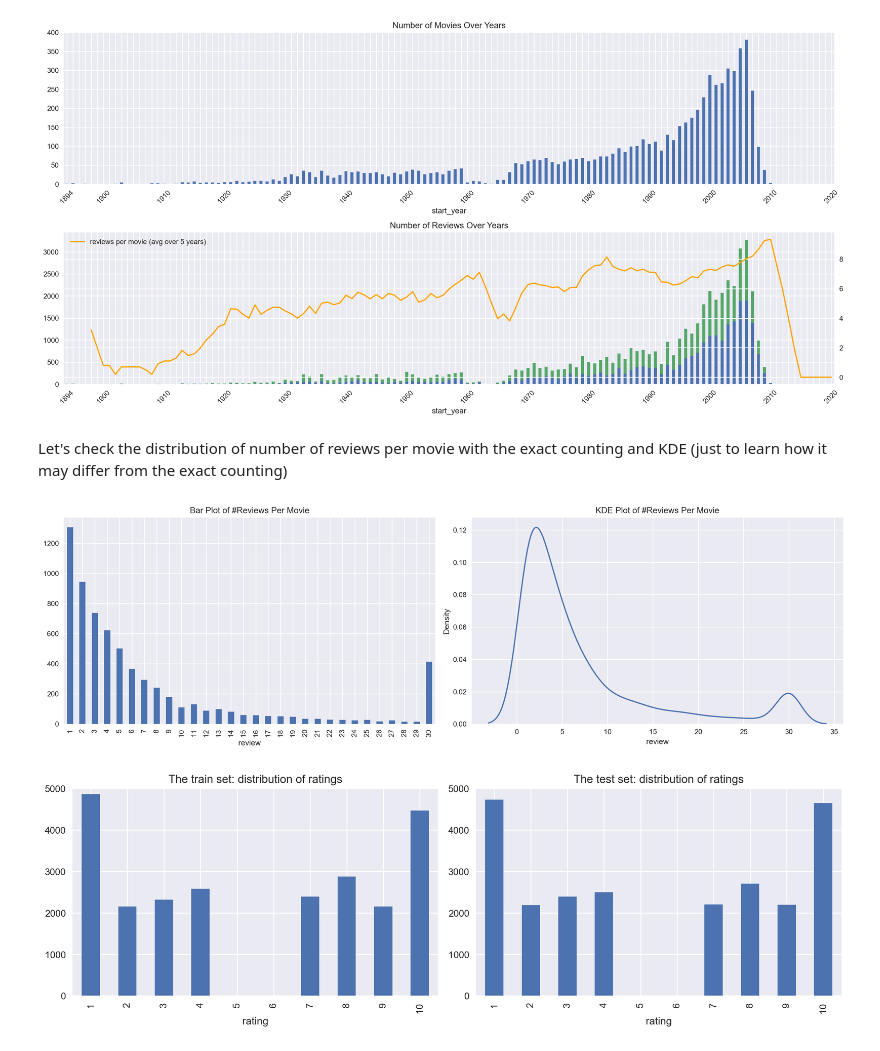
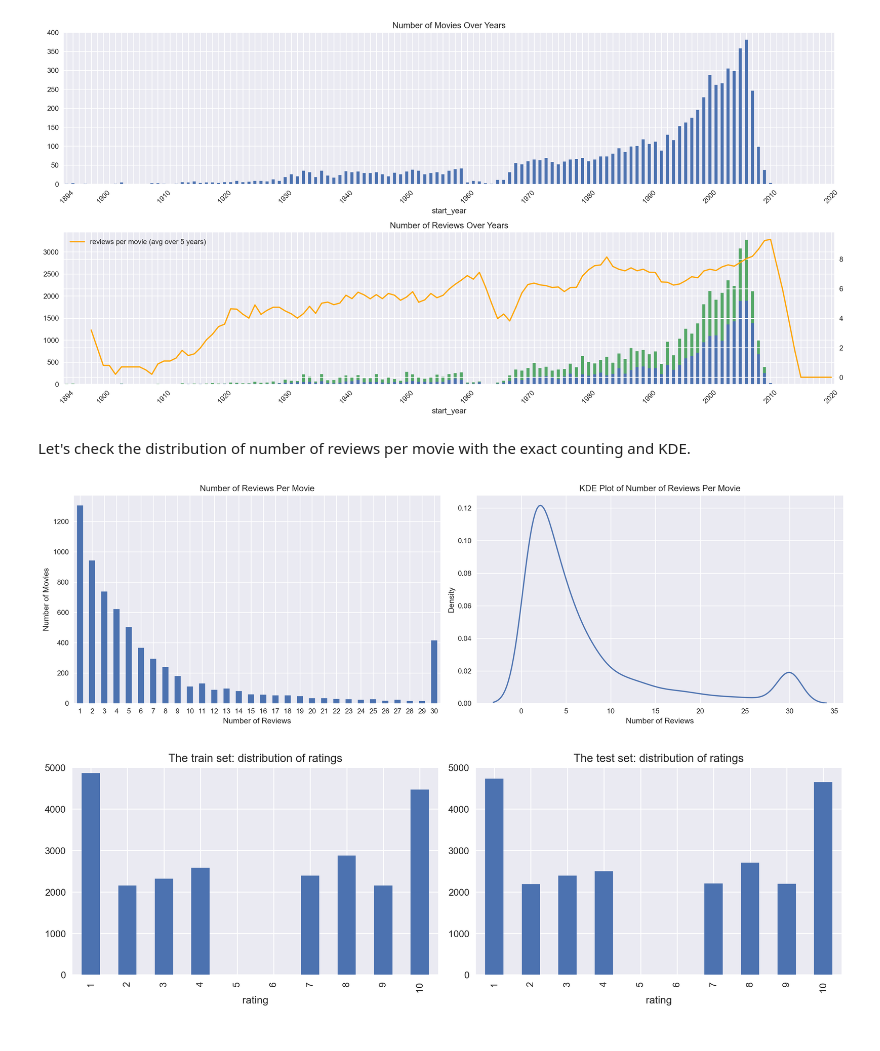
Before and after one commit to IMMontoya/sentiment_analysis_with_natural_language_processing, a Jupyter notebook: nlp_analysis_movie_reviews.ipynb, the cells around one changed output. Saved outputs shown, nothing was run; the diff lists cells and outputs as text; code cells hidden in the pictures.

Commit message:
Improve plot for distribution of number of reviews per movie.

```diff
--- a/nlp_analysis_movie_reviews.ipynb
+++ b/nlp_analysis_movie_reviews.ipynb
@@ -140,25 +140,29 @@ fig.tight_layout()
 # %% [output]
 [figure]
 # %% [markdown]
-Let's check the distribution of number of reviews per movie with the exact counting and KDE (just to learn how it may differ from the exact counting)
+Let's check the distribution of number of reviews per movie with the exact counting and KDE.
 # %%
 fig, axs = plt.subplots(1, 2, figsize=(16, 5))
 
 ax = axs[0]
 dft = df_reviews.groupby('tconst')['review'].count() \
     .value_counts() \
     .sort_index()
 dft.plot.bar(ax=ax)
-ax.set_title('Bar Plot of #Reviews Per Movie')
+ax.set_title('Number of Reviews Per Movie')
+ax.set_xlabel('Number of Reviews')
+ax.set_xticklabels(ax.get_xticklabels(), rotation=0) # Rotate the xticks for better visibility
+ax.set_ylabel('Number of Movies')
 
 ax = axs[1]
 dft = df_reviews.groupby('tconst')['review'].count()
 sns.kdeplot(dft, ax=ax)
-ax.set_title('KDE Plot of #Reviews Per Movie')
+ax.set_title('KDE Plot of Number of Reviews Per Movie')
+ax.set_xlabel('Number of Reviews')
 
 fig.tight_layout()
 # %% [output]
-[figure, old version]
+[figure, new version]
 # %%
 fig, axs = plt.subplots(1, 2, figsize=(12, 4))
 
```
